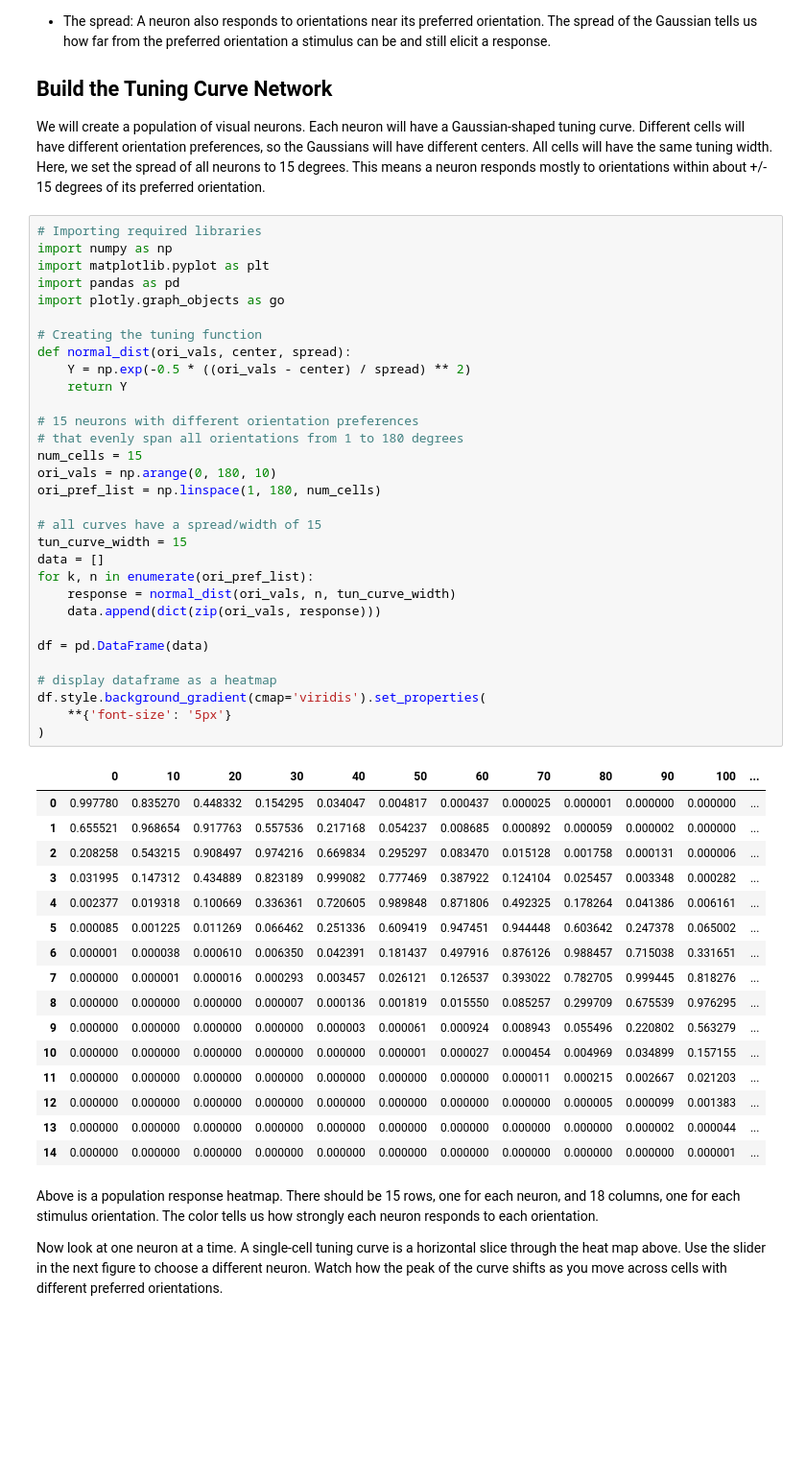
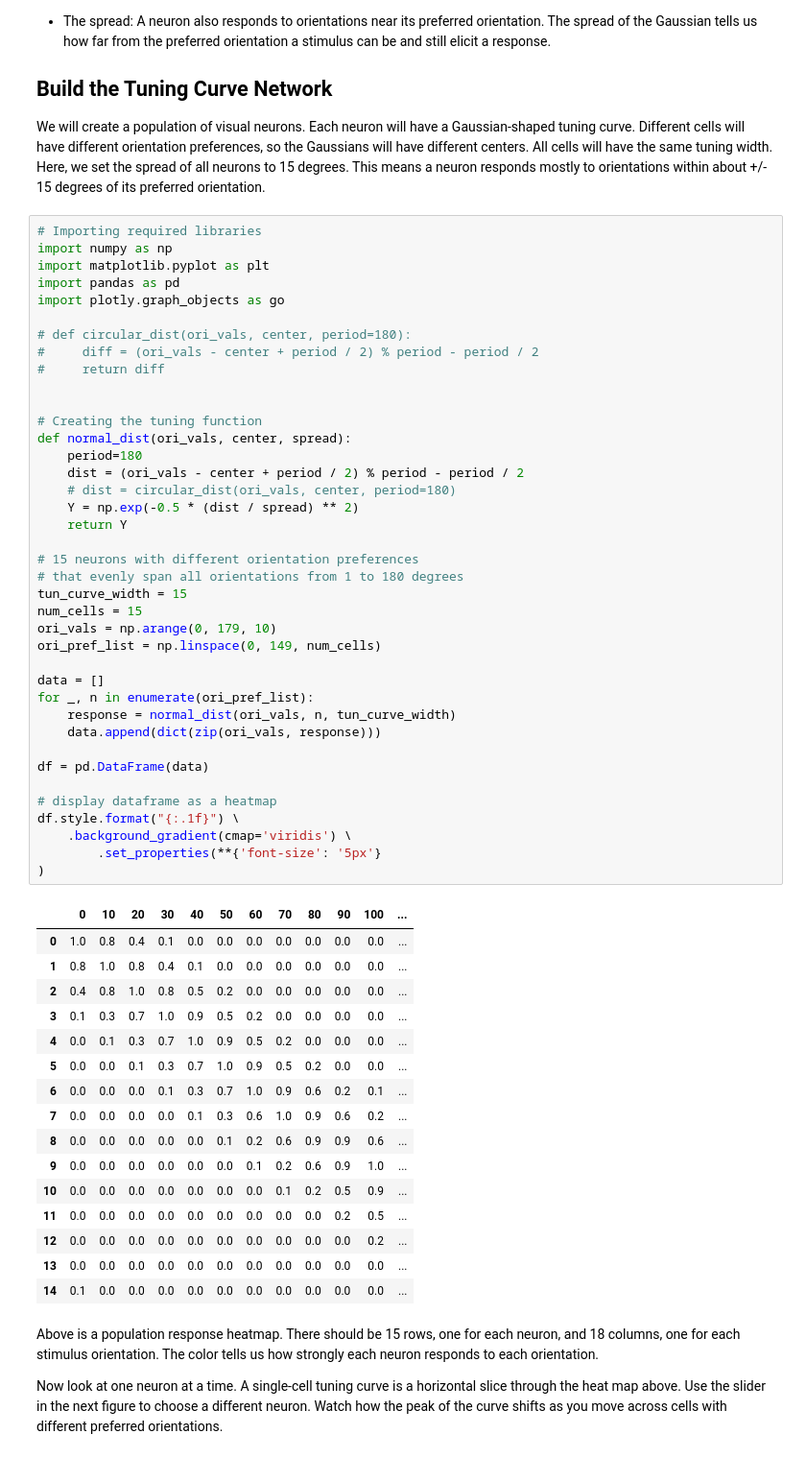
Before and after one commit to luisjexp/luisjwebpage, a Jupyter notebook: chapter_neuroscience/pg_notion_ori_tuned_networks.ipynb, the cells around one changed output. Shown at 96% size. Saved outputs shown, nothing was run; the diff lists cells and outputs as text; blank space fills up the shorter version.

````diff
--- a/chapter_neuroscience/pg_notion_ori_tuned_networks.ipynb
+++ b/chapter_neuroscience/pg_notion_ori_tuned_networks.ipynb
@@ -42,51 +42,59 @@ We will create a population of visual neurons. Each neuron will have a Gaussian-
 # %%
 # Importing required libraries
 import numpy as np
 import matplotlib.pyplot as plt
 import pandas as pd
 import plotly.graph_objects as go
 
+# def circular_dist(ori_vals, center, period=180):
+#     diff = (ori_vals - center + period / 2) % period - period / 2
+#     return diff
+
+
 # Creating the tuning function
 def normal_dist(ori_vals, center, spread):
-    Y = np.exp(-0.5 * ((ori_vals - center) / spread) ** 2)
+    period=180
+    dist = (ori_vals - center + period / 2) % period - period / 2
+    # dist = circular_dist(ori_vals, center, period=180)
+    Y = np.exp(-0.5 * (dist / spread) ** 2)
     return Y
 
 # 15 neurons with different orientation preferences
 # that evenly span all orientations from 1 to 180 degrees
+tun_curve_width = 15
 num_cells = 15
-ori_vals = np.arange(0, 180, 10)
-ori_pref_list = np.linspace(1, 180, num_cells)
+ori_vals = np.arange(0, 179, 10)
+ori_pref_list = np.linspace(0, 149, num_cells)
 
-# all curves have a spread/width of 15
-tun_curve_width = 15
 data = []
-for k, n in enumerate(ori_pref_list):
+for _, n in enumerate(ori_pref_list):
     response = normal_dist(ori_vals, n, tun_curve_width)
     data.append(dict(zip(ori_vals, response)))
 
 df = pd.DataFrame(data)
 
 # display dataframe as a heatmap
-df.style.background_gradient(cmap='viridis').set_properties(
-    **{'font-size': '5px'}
+df.style.format("{:.1f}") \
+    .background_gradient(cmap='viridis') \
+        .set_properties(**{'font-size': '5px'}
 )
 # %% [output]
 |  | 0 | 10 | 20 | 30 | 40 | 50 | 60 | 70 | 80 | 90 | 100 | ... |
-| 0 | 0.997780 | 0.835270 | 0.448332 | 0.154295 | 0.034047 | 0.004817 | 0.000437 | 0.000025 | 0.000001 | 0.000000 | 0.000000 | ... |
-| 1 | 0.655521 | 0.968654 | 0.917763 | 0.557536 | 0.217168 | 0.054237 | 0.008685 | 0.000892 | 0.000059 | 0.000002 | 0.000000 | ... |
-| 2 | 0.208258 | 0.543215 | 0.908497 | 0.974216 | 0.669834 | 0.295297 | 0.083470 | 0.015128 | 0.001758 | 0.000131 | 0.000006 | ... |
-| 3 | 0.031995 | 0.147312 | 0.434889 | 0.823189 | 0.999082 | 0.777469 | 0.387922 | 0.124104 | 0.025457 | 0.003348 | 0.000282 | ... |
-| 4 | 0.002377 | 0.019318 | 0.100669 | 0.336361 | 0.720605 | 0.989848 | 0.871806 | 0.492325 | 0.178264 | 0.041386 | 0.006161 | ... |
-| 5 | 0.000085 | 0.001225 | 0.011269 | 0.066462 | 0.251336 | 0.609419 | 0.947451 | 0.944448 | 0.603642 | 0.247378 | 0.065002 | ... |
-| 6 | 0.000001 | 0.000038 | 0.000610 | 0.006350 | 0.042391 | 0.181437 | 0.497916 | 0.876126 | 0.988457 | 0.715038 | 0.331651 | ... |
-| 7 | 0.000000 | 0.000001 | 0.000016 | 0.000293 | 0.003457 | 0.026121 | 0.126537 | 0.393022 | 0.782705 | 0.999445 | 0.818276 | ... |
-| 8 | 0.000000 | 0.000000 | 0.000000 | 0.000007 | 0.000136 | 0.001819 | 0.015550 | 0.085257 | 0.299709 | 0.675539 | 0.976295 | ... |
-| 9 | 0.000000 | 0.000000 | 0.000000 | 0.000000 | 0.000003 | 0.000061 | 0.000924 | 0.008943 | 0.055496 | 0.220802 | 0.563279 | ... |
-| 10 | 0.000000 | 0.000000 | 0.000000 | 0.000000 | 0.000000 | 0.000001 | 0.000027 | 0.000454 | 0.004969 | 0.034899 | 0.157155 | ... |
-| 11 | 0.000000 | 0.000000 | 0.000000 | 0.000000 | 0.000000 | 0.000000 | 0.000000 | 0.000011 | 0.000215 | 0.002667 | 0.021203 | ... |
-| 12 | 0.000000 | 0.000000 | 0.000000 | 0.000000 | 0.000000 | 0.000000 | 0.000000 | 0.000000 | 0.000005 | 0.000099 | 0.001383 | ... |
-| 13 | 0.000000 | 0.000000 | 0.000000 | 0.000000 | 0.000000 | 0.000000 | 0.000000 | 0.000000 | 0.000000 | 0.000002 | 0.000044 | ... |
-| 14 | 0.000000 | 0.000000 | 0.000000 | 0.000000 | 0.000000 | 0.000000 | 0.000000 | 0.000000 | 0.000000 | 0.000000 | 0.000001 | ... |
+| 0 | 1.0 | 0.8 | 0.4 | 0.1 | 0.0 | 0.0 | 0.0 | 0.0 | 0.0 | 0.0 | 0.0 | ... |
+| 1 | 0.8 | 1.0 | 0.8 | 0.4 | 0.1 | 0.0 | 0.0 | 0.0 | 0.0 | 0.0 | 0.0 | ... |
+| 2 | 0.4 | 0.8 | 1.0 | 0.8 | 0.5 | 0.2 | 0.0 | 0.0 | 0.0 | 0.0 | 0.0 | ... |
+| 3 | 0.1 | 0.3 | 0.7 | 1.0 | 0.9 | 0.5 | 0.2 | 0.0 | 0.0 | 0.0 | 0.0 | ... |
+| 4 | 0.0 | 0.1 | 0.3 | 0.7 | 1.0 | 0.9 | 0.5 | 0.2 | 0.0 | 0.0 | 0.0 | ... |
+| 5 | 0.0 | 0.0 | 0.1 | 0.3 | 0.7 | 1.0 | 0.9 | 0.5 | 0.2 | 0.0 | 0.0 | ... |
+| 6 | 0.0 | 0.0 | 0.0 | 0.1 | 0.3 | 0.7 | 1.0 | 0.9 | 0.6 | 0.2 | 0.1 | ... |
+| 7 | 0.0 | 0.0 | 0.0 | 0.0 | 0.1 | 0.3 | 0.6 | 1.0 | 0.9 | 0.6 | 0.2 | ... |
+| 8 | 0.0 | 0.0 | 0.0 | 0.0 | 0.0 | 0.1 | 0.2 | 0.6 | 0.9 | 0.9 | 0.6 | ... |
+| 9 | 0.0 | 0.0 | 0.0 | 0.0 | 0.0 | 0.0 | 0.1 | 0.2 | 0.6 | 0.9 | 1.0 | ... |
+| 10 | 0.0 | 0.0 | 0.0 | 0.0 | 0.0 | 0.0 | 0.0 | 0.1 | 0.2 | 0.5 | 0.9 | ... |
+| 11 | 0.0 | 0.0 | 0.0 | 0.0 | 0.0 | 0.0 | 0.0 | 0.0 | 0.0 | 0.2 | 0.5 | ... |
+| 12 | 0.0 | 0.0 | 0.0 | 0.0 | 0.0 | 0.0 | 0.0 | 0.0 | 0.0 | 0.0 | 0.2 | ... |
+| 13 | 0.0 | 0.0 | 0.0 | 0.0 | 0.0 | 0.0 | 0.0 | 0.0 | 0.0 | 0.0 | 0.0 | ... |
+| 14 | 0.1 | 0.0 | 0.0 | 0.0 | 0.0 | 0.0 | 0.0 | 0.0 | 0.0 | 0.0 | 0.0 | ... |
 # %% [markdown]
 <!-- ```{figure} ../assets/tuningpop_heatmap.png
 :width: 620px
````
Also changed, not shown: parts of 1 cell of this notebook.
